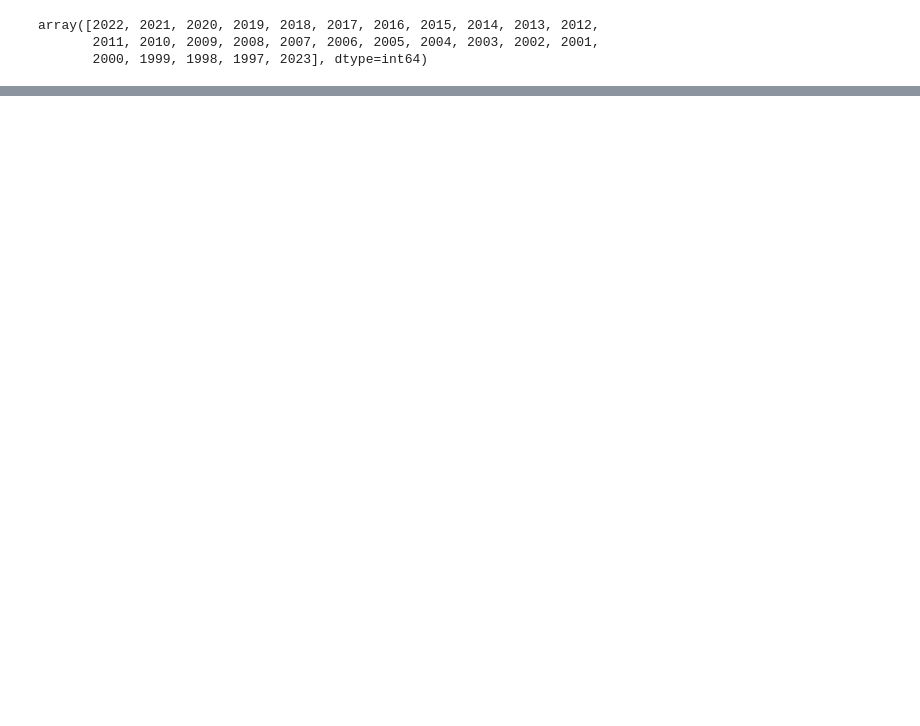
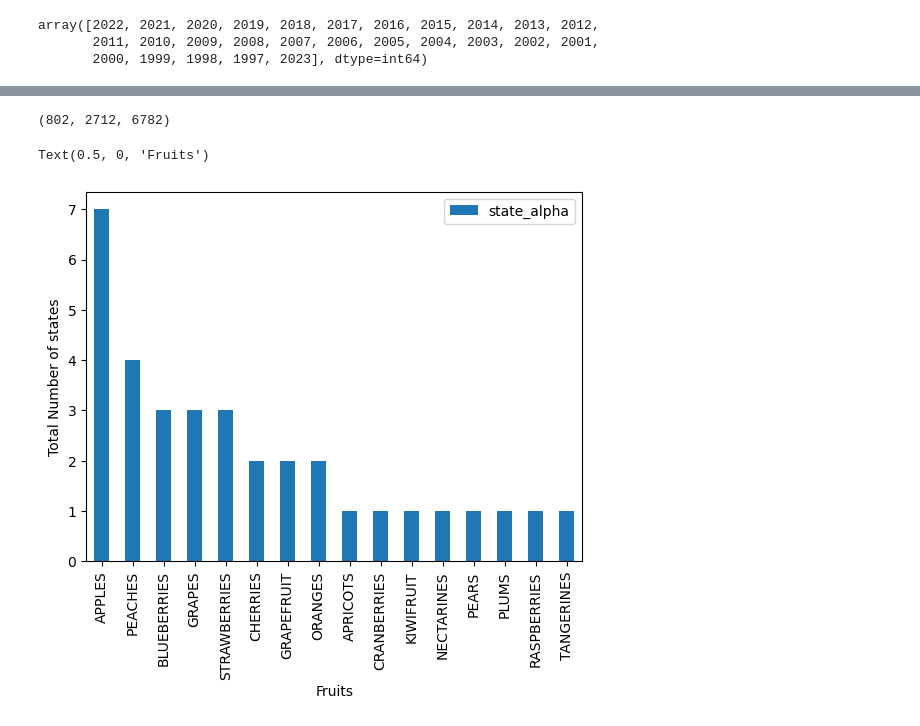
Before and after one commit to DunieCarrasco/Project-3, a Jupyter notebook: usdaPy.ipynb, the cells around one changed output, grey strips where cells are left out. Saved outputs shown, nothing was run; the diff lists cells and outputs as text; code cells hidden in the pictures; blank space fills up the shorter version.

Commit message:
Plots added

```diff
--- a/usdaPy.ipynb
+++ b/usdaPy.ipynb
@@ -259,0 +303,6 @@ array([2022, 2021, 2020, 2019, 2018, 2017, 2016, 2015, 2014, 2013, 2012,
+# %%
+fruit_list=['GRAPES','ORANGES','STRAWBERRIES','PEACHES','TANGERINES','GRAPEFRUIT',
+            'CHERRIES','APPLES','PEARS','CRANBERRIES','NECTARINES','PLUMS','BLUEBERRIES',
+            'RASPBERRIES','APRICOTS','KIWIFRUIT']
+
+fruit_df=results_df[results_df['commodity_desc'].isin(fruit_list)]
@@ -259,0 +317,11 @@ array([2022, 2021, 2020, 2019, 2018, 2017, 2016, 2015, 2014, 2013, 2012,
+# %%
+len(fruit_df),len(grain_df),len(vegetable_df)
+# %% [output]
+(802, 2712, 6782)
+# %%
+fruit_df.groupby('commodity_desc')['state_alpha'].nunique().sort_values(ascending=False).to_frame().plot(kind='bar')
+plt.ylabel('Total Number of states')
+plt.xlabel('Fruits')
+# %% [output]
+Text(0.5, 0, 'Fruits')
+[figure, added]
```
Also changed, not shown: parts of 27 cells of this notebook.
